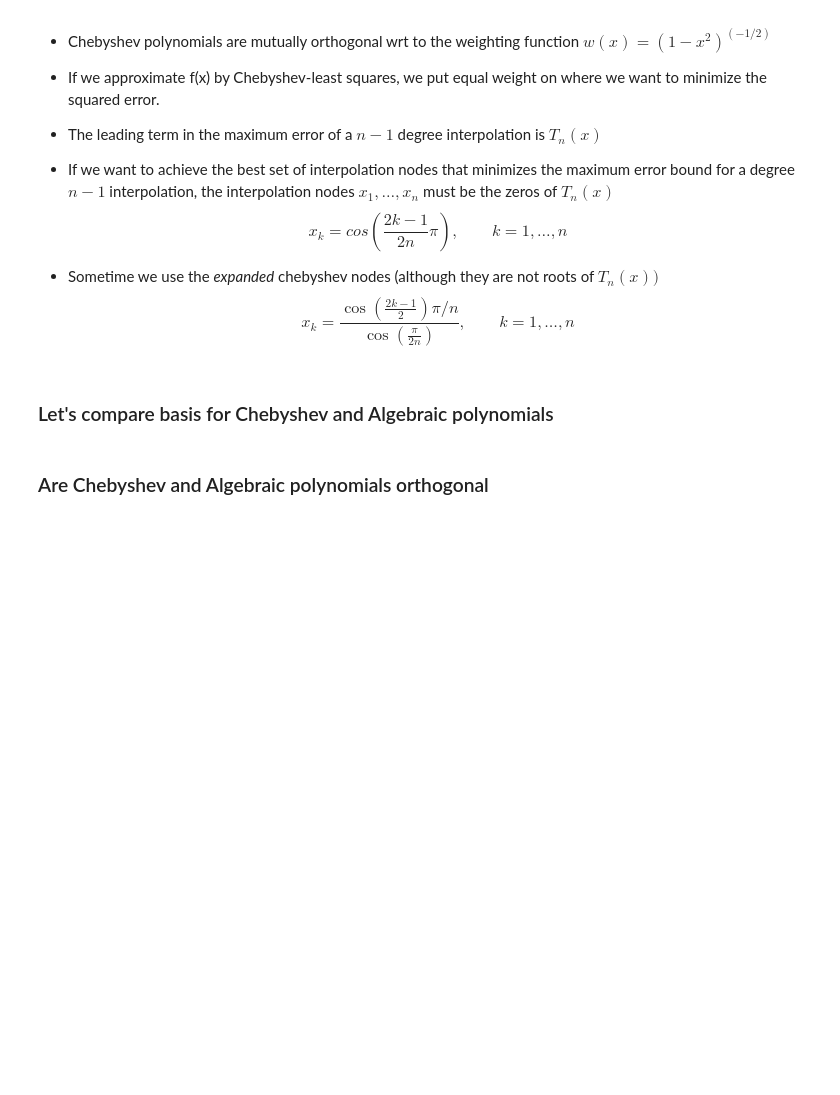
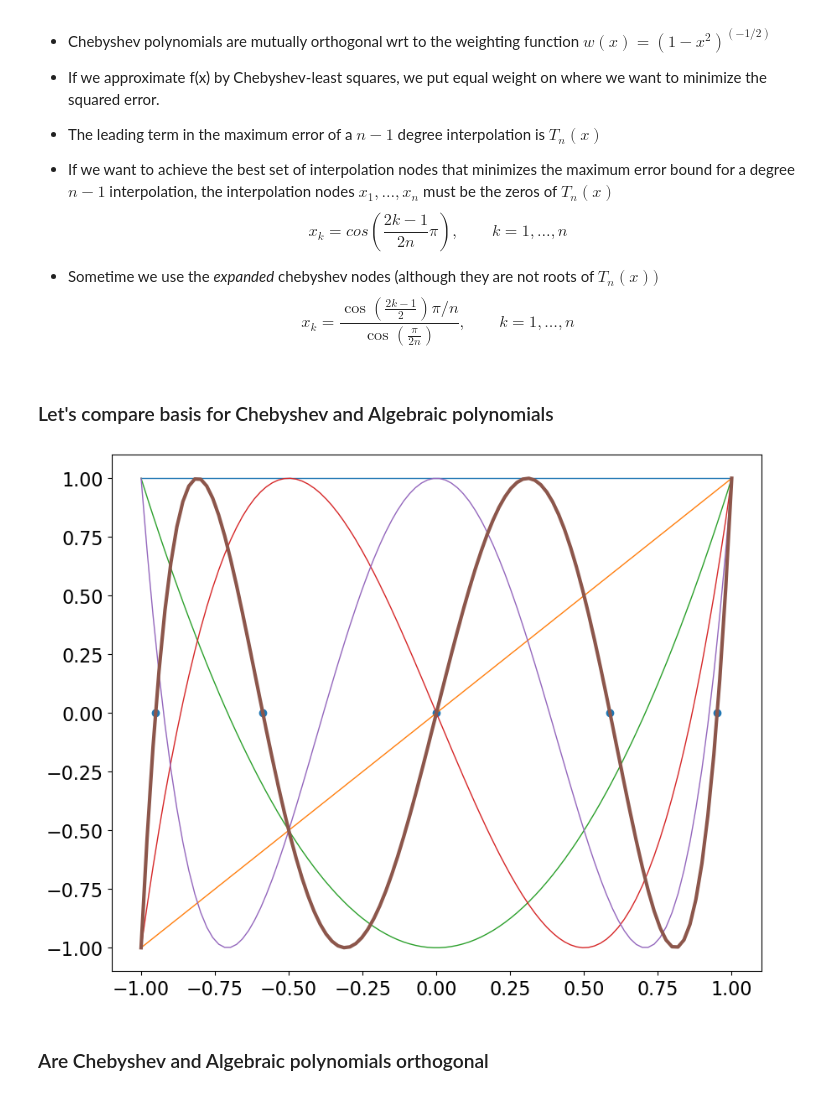
Before and after one commit to bschjerning/dp_ucph, a Jupyter notebook: 1_theory_tools/05_interpolation.ipynb, the cells around one changed output. Drawn from its saved outputs; the diff is of its cells as text; code cells hidden in the pictures; blank space fills up the shorter version.

```diff
--- a/1_theory_tools/05_interpolation.ipynb
+++ b/1_theory_tools/05_interpolation.ipynb
@@ -231,19 +294,21 @@ $$x_k=\frac{\cos\left(\frac{2k-1}{2}\right)\pi/n}{\cos\left(\frac{\pi}{2n}\right
 # %% [markdown]
 ### Let's compare basis for Chebyshev and Algebraic polynomials
 # %%
-n=10
+n=5
 # plot nodes
 x0,z0 =sieve.grid(n=n, a=0, b=1, gridtype='c') # chebyshev nodes are roots of n-degree chebyshev polynomials
 plt.figure(figsize=(10,8))
 plt.scatter(z0, z0*0)
 
 # plot Chebyshev polynomials up to degree n
 z=np.linspace(-1,1,100).reshape(-1,1)
 B=sieve.basis_j(z, deg=n, btype='chebyshev')
-# B=sieve.basis(z, deg=[n], btype=['algpol']) # Try this and increase degree (does the polynomials appears to be orthogonal)
+# B=sieve.basis(z, deg=[n], btype=['algpol']) # Try this and increase degree (does the polynobials appears to be orthogonal)
 plt.plot(z, B[:,:-1], linewidth=1)
 plt.plot(z, B[:,-1], linewidth=3)
 plt.show()
+# %% [output]
+[figure, added]
 # %% [markdown]
 ### Are Chebyshev and Algebraic polynomials orthogonal
 # %%
```
Also changed, not shown: parts of 32 cells of this notebook.
